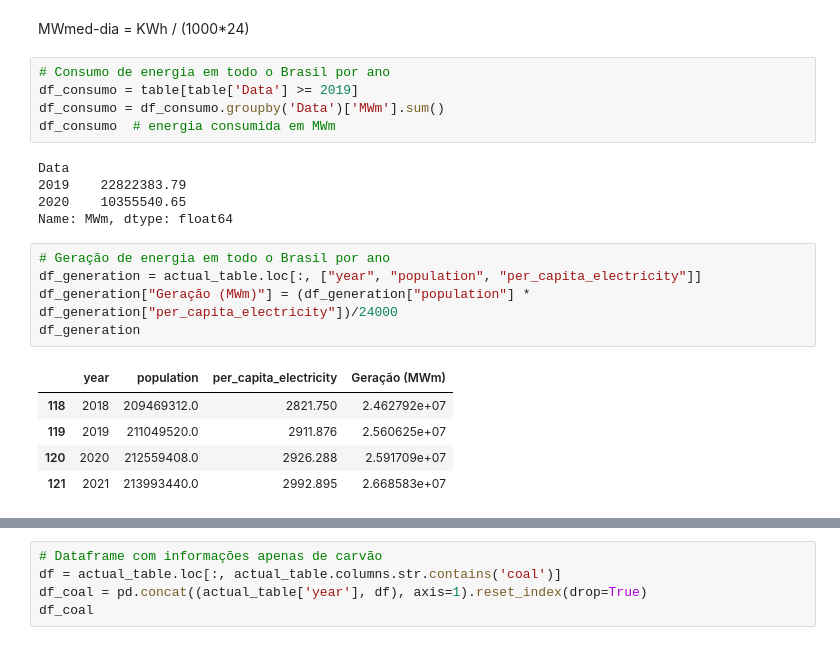
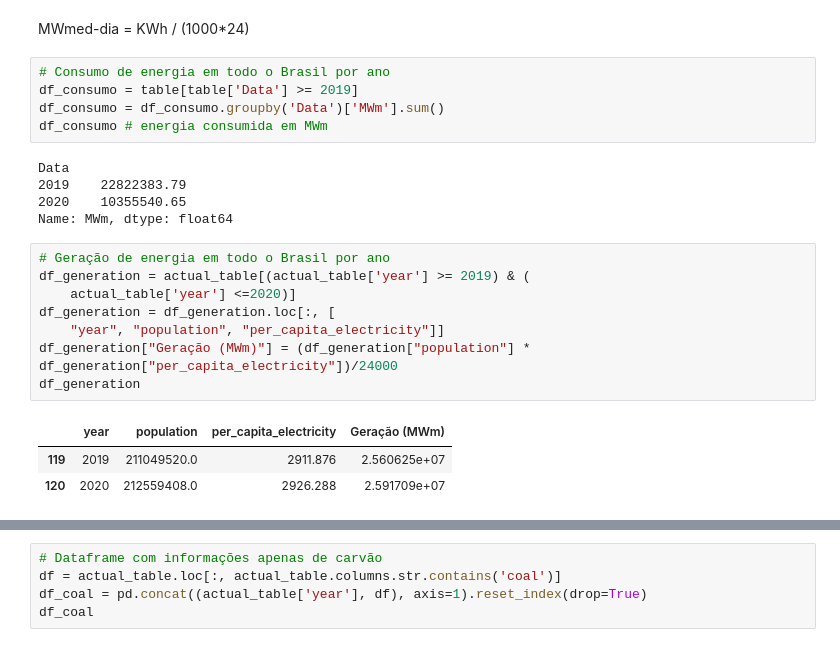
Before and after one commit to freireoliveira/tecnicas_1, a Jupyter notebook: Projeto_Tecnicas_Program1.ipynb, the cells around one changed output, grey strips where cells are left out. Saved outputs shown, nothing was run; the diff lists cells and outputs as text.

```diff
--- a/Projeto_Tecnicas_Program1.ipynb
+++ b/Projeto_Tecnicas_Program1.ipynb
@@ -315,7 +315,7 @@ wind_energy_per_capita
 # Consumo de energia em todo o Brasil por ano
 df_consumo = table[table['Data'] >= 2019]
 df_consumo = df_consumo.groupby('Data')['MWm'].sum()
-df_consumo  # energia consumida em MWm
+df_consumo # energia consumida em MWm
 # %% [output]
 Data
 2019    22822383.79
@@ -323,12 +323,13 @@ Data
 Name: MWm, dtype: float64
 # %%
 # Geração de energia em todo o Brasil por ano
-df_generation = actual_table.loc[:, ["year", "population", "per_capita_electricity"]]
+df_generation = actual_table[(actual_table['year'] >= 2019) & (
+    actual_table['year'] <=2020)]
+df_generation = df_generation.loc[:, [
+    "year", "population", "per_capita_electricity"]]
 df_generation["Geração (MWm)"] = (df_generation["population"] * df_generation["per_capita_electricity"])/24000
 df_generation
 # %% [output]
 |  | year | population | per_capita_electricity | Geração (MWm) |
-| 118 | 2018 | 209469312.0 | 2821.750 | 2.462792e+07 |
 | 119 | 2019 | 211049520.0 | 2911.876 | 2.560625e+07 |
 | 120 | 2020 | 212559408.0 | 2926.288 | 2.591709e+07 |
-| 121 | 2021 | 213993440.0 | 2992.895 | 2.668583e+07 |
```
Also changed, not shown: parts of 2 cells of this notebook.
